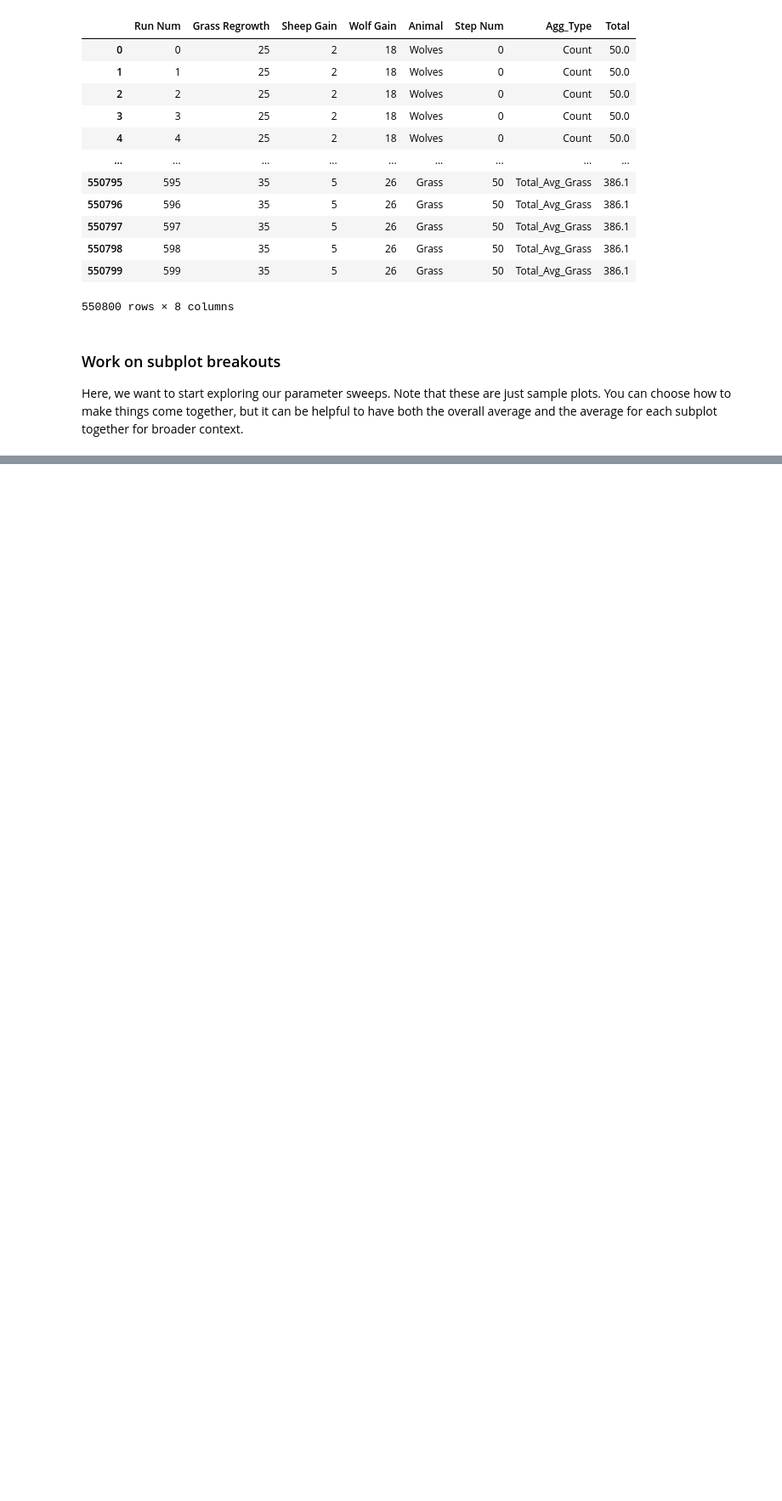
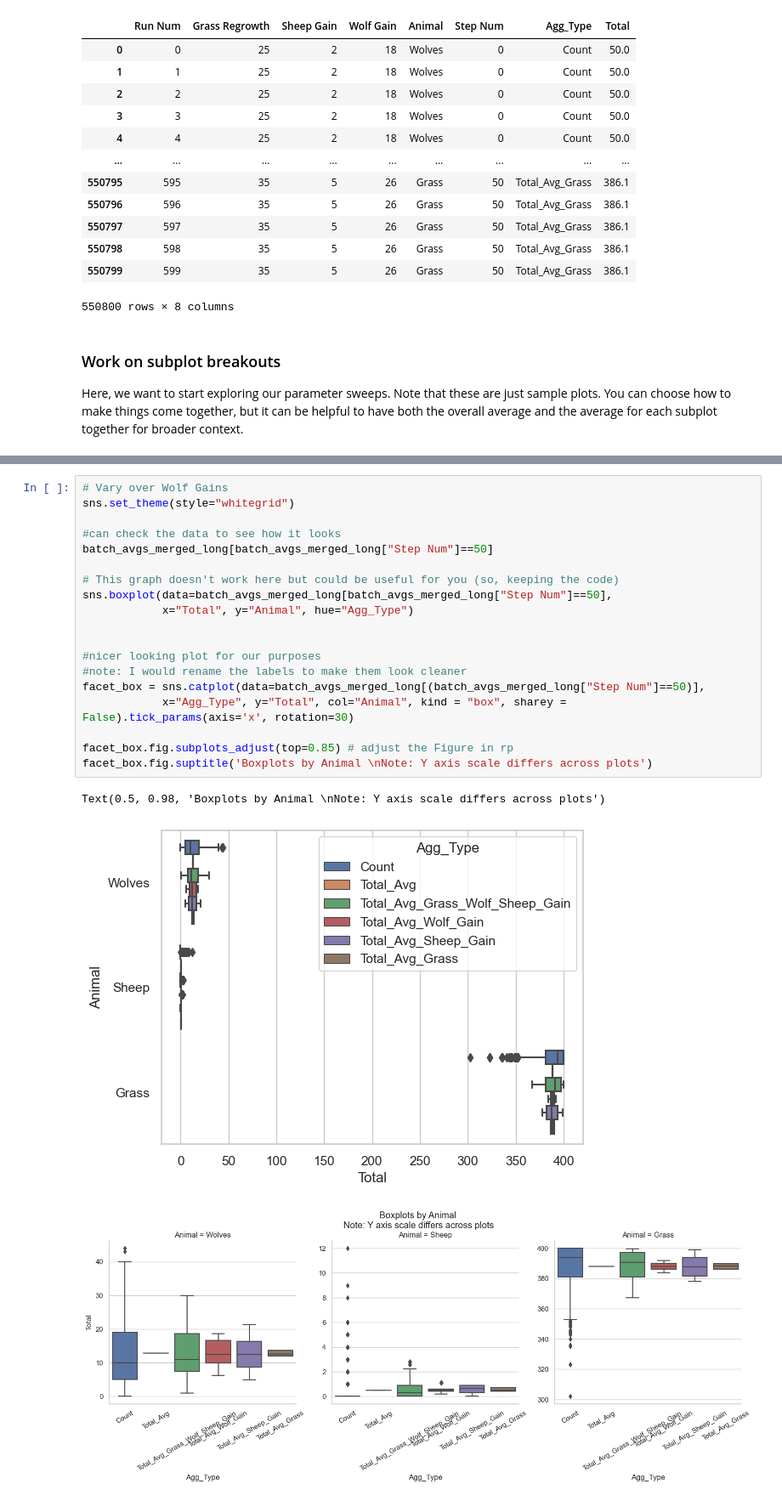
Before and after one commit to jmclip/MACSS-40550-ABM, a Jupyter notebook: 7_Analysis_YAAWN/data/batch_analysis_example_plots.ipynb, the cells around one changed output, grey strips where cells are left out. Shown at 85% size. Cells and saved outputs as stored; diff of their text form; blank space fills up the shorter version.

Commit message:
Include boxplot and catplot example

```diff
--- a/7_Analysis_YAAWN/data/batch_analysis_example_plots.ipynb
+++ b/7_Analysis_YAAWN/data/batch_analysis_example_plots.ipynb
@@ -171,0 +179,23 @@ Text(0.5, 0.98, 'Batch Runs: Animal counts over 50 steps from 600 runs \nVarying
+# %%
+# Vary over Wolf Gains
+sns.set_theme(style="whitegrid")
+
+#can check the data to see how it looks
+batch_avgs_merged_long[batch_avgs_merged_long["Step Num"]==50]
+
+# This graph doesn't work here but could be useful for you (so, keeping the code)
+sns.boxplot(data=batch_avgs_merged_long[batch_avgs_merged_long["Step Num"]==50],
+            x="Total", y="Animal", hue="Agg_Type")
+
+
+#nicer looking plot for our purposes
+#note: I would rename the labels to make them look cleaner
+facet_box = sns.catplot(data=batch_avgs_merged_long[(batch_avgs_merged_long["Step Num"]==50)],
+            x="Agg_Type", y="Total", col="Animal", kind = "box", sharey = False).tick_params(axis='x', rotation=30)
+
+facet_box.fig.subplots_adjust(top=0.85) # adjust the Figure in rp
+facet_box.fig.suptitle('Boxplots by Animal \nNote: Y axis scale differs across plots')
+# %% [output]
+Text(0.5, 0.98, 'Boxplots by Animal \nNote: Y axis scale differs across plots')
+[figure, added]
+[figure, added]
```
Also changed, not shown: parts of 5 cells of this notebook, 1 other file.
